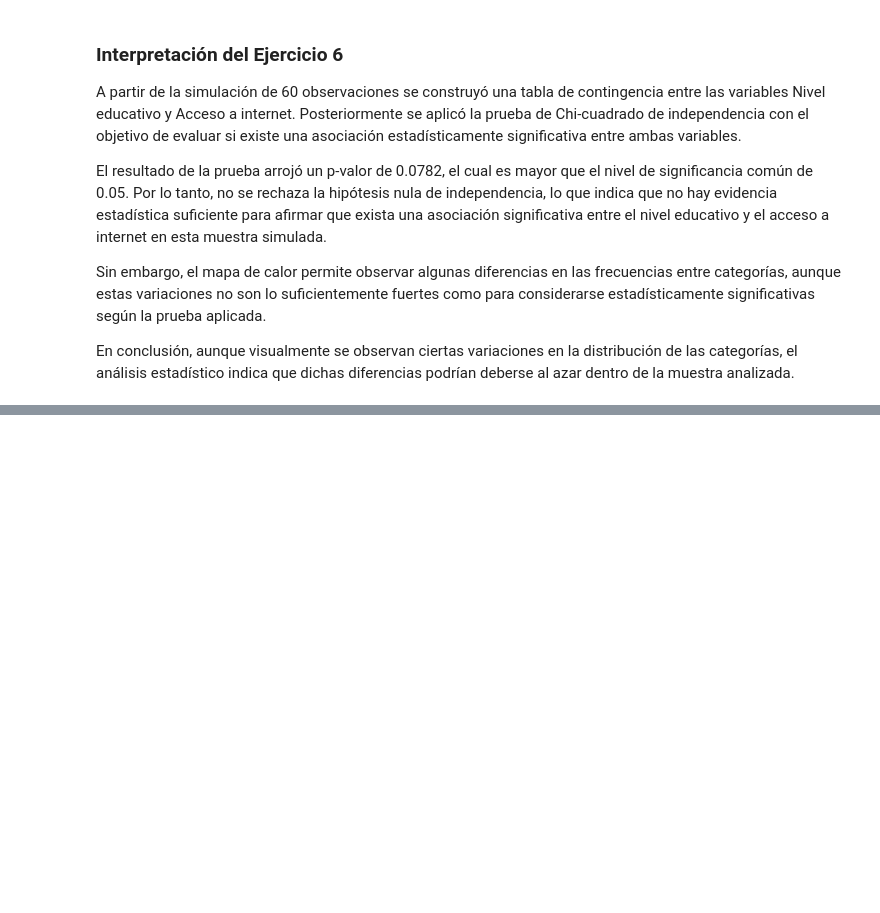
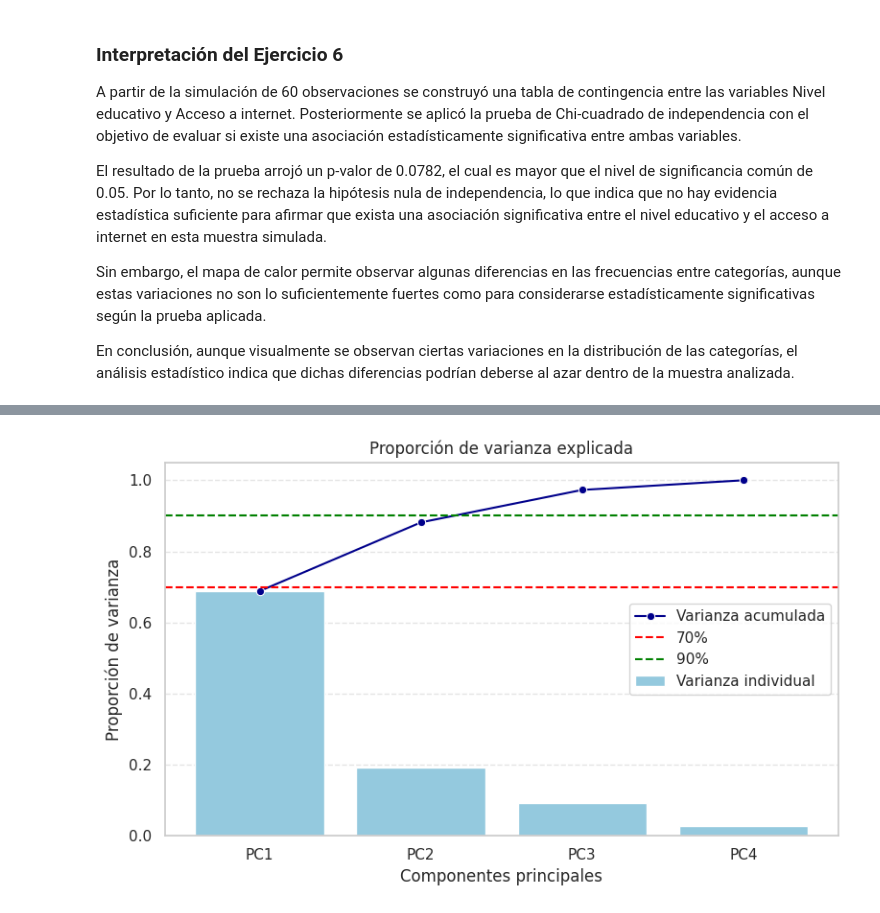
Before and after one commit to JulianCarvajal/BeatAnalytics, a Jupyter notebook: sesiones_practicas/sp_2_natalia_bernal_julian_carvajal.ipynb, the cells around one changed output, grey strips where cells are left out. Drawn from its saved outputs; the diff is of its cells as text; code cells hidden in the pictures; blank space fills up the shorter version.

```diff
--- a/sesiones_practicas/sp_2_natalia_bernal_julian_carvajal.ipynb
+++ b/sesiones_practicas/sp_2_natalia_bernal_julian_carvajal.ipynb
@@ -457,0 +669,34 @@ En conclusión, aunque visualmente se observan ciertas variaciones en la distrib
+# %%
+plt.figure(figsize=(8,5))
+
+sns.barplot(
+    x="Componente",
+    y="PVE",
+    data=df_varianza,
+    color="skyblue",
+    label="Varianza individual"
+)
+
+sns.lineplot(
+    x="Componente",
+    y="PVE acumulada",
+    data=df_varianza,
+    marker="o",
+    color="darkblue",
+    label="Varianza acumulada"
+)
+
+plt.axhline(0.7, color="red", linestyle="--", label="70%")
+plt.axhline(0.9, color="green", linestyle="--", label="90%")
+
+plt.title("Proporción de varianza explicada")
+plt.ylabel("Proporción de varianza")
+plt.xlabel("Componentes principales")
+
+plt.legend()
+plt.grid(axis="y", linestyle="--", alpha=0.5)
+
+plt.tight_layout()
+plt.show()
+# %% [output]
+[figure, added]
```
Also changed, not shown: parts of 17 cells of this notebook.
